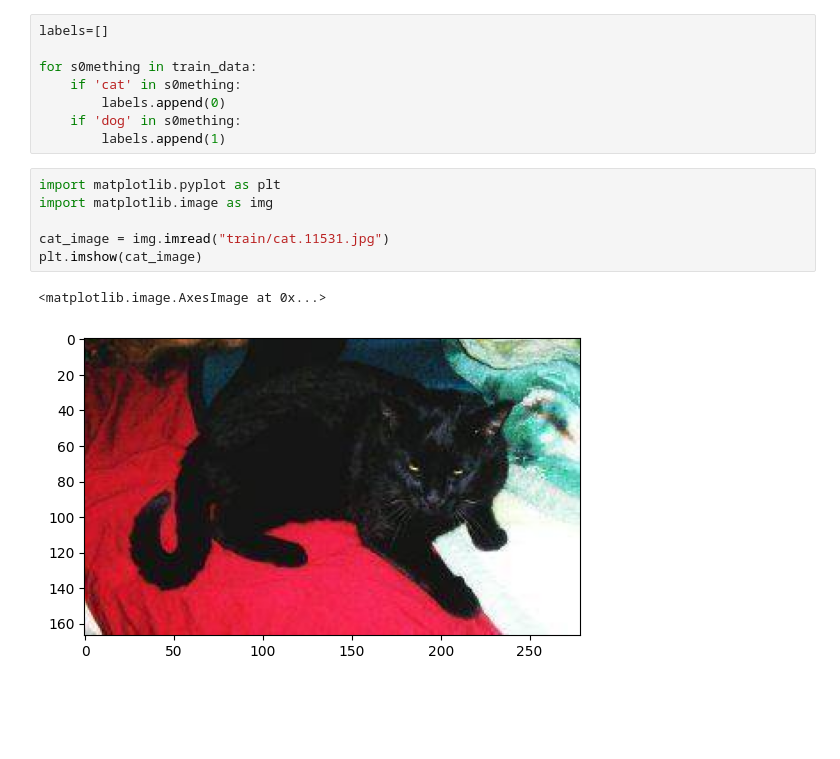
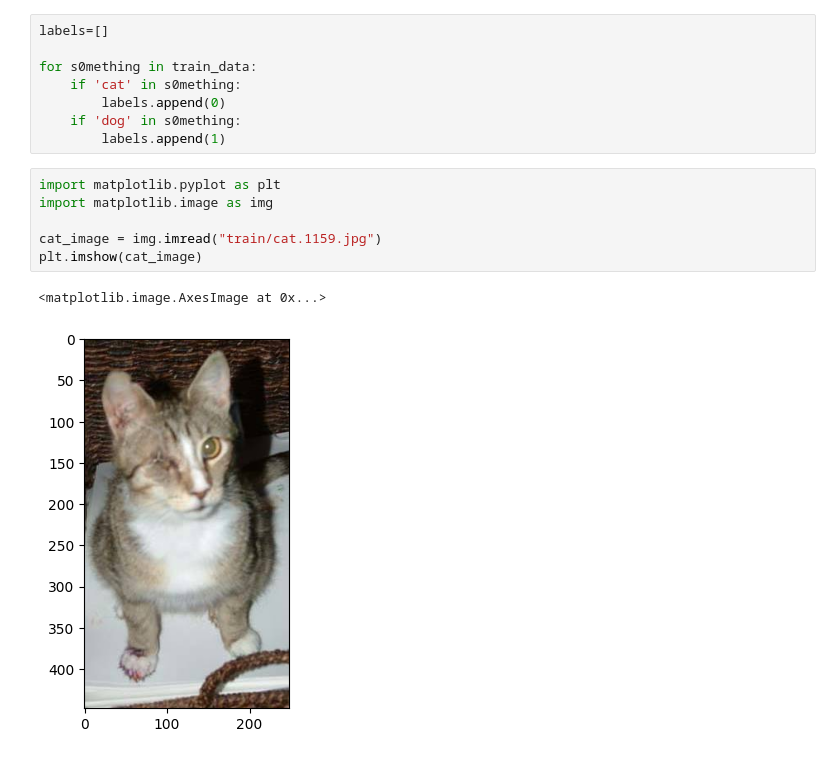
Before and after one commit to nikitaNotvas/unit-2b-ai, a Jupyter notebook: cat_v_dog.ipynb, the cells around one changed output. Saved outputs shown, nothing was run; the diff lists cells and outputs as text; blank space fills up the shorter version.

```diff
--- a/cat_v_dog.ipynb
+++ b/cat_v_dog.ipynb
@@ -15,9 +15,9 @@ for s0mething in train_data:
 # %%
 import matplotlib.pyplot as plt
 import matplotlib.image as img
 
-cat_image = img.imread("train/cat.11531.jpg")
+cat_image = img.imread("train/cat.1159.jpg")
 plt.imshow(cat_image)
 # %% [output]
 <matplotlib.image.AxesImage at 0x...>
-[figure, old version]
+[figure, new version]
```
Also changed, not shown: parts of 8 cells of this notebook, 1 other file.
